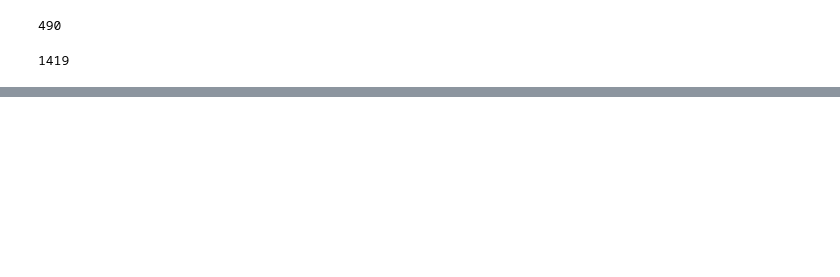
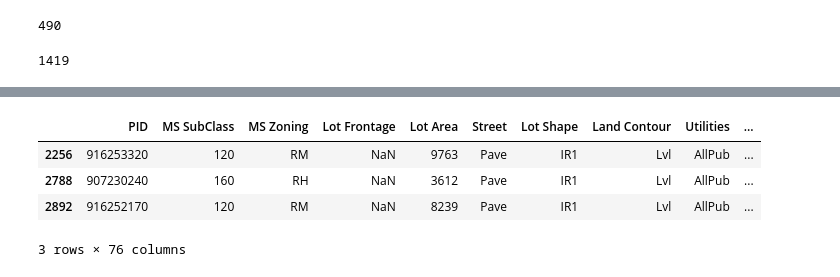
Before and after one commit to JovanTTT/House_Price_Prediction_-_Classification, a Jupyter notebook: House_Project.ipynb, the cells around one changed output, grey strips where cells are left out. Saved outputs shown, nothing was run; the diff lists cells and outputs as text; code cells hidden in the pictures; blank space fills up the shorter version.

```diff
--- a/House_Project.ipynb
+++ b/House_Project.ipynb
@@ -466,0 +543,2 @@ len(df[df['Fireplace Qu'].isnull()])
+# %%
+df['Lot Frontage'] = df.groupby('Neighborhood')['Lot Frontage'].transform(lambda value : value.fillna(value.mean()))
@@ -466,0 +571,8 @@ len(df[df['Fireplace Qu'].isnull()])
+# %%
+df[df['Lot Frontage'].isnull()]
+# %% [output]
+|  | PID | MS SubClass | MS Zoning | Lot Frontage | Lot Area | Street | Lot Shape | Land Contour | Utilities | ... |
+| 2256 | 916253320 | 120 | RM | NaN | 9763 | Pave | IR1 | Lvl | AllPub | ... |
+| 2788 | 907230240 | 160 | RH | NaN | 3612 | Pave | IR1 | Lvl | AllPub | ... |
+| 2892 | 916252170 | 120 | RM | NaN | 8239 | Pave | IR1 | Lvl | AllPub | ... |
+3 rows × 76 columns
```
Also changed, not shown: parts of 18 cells of this notebook.
